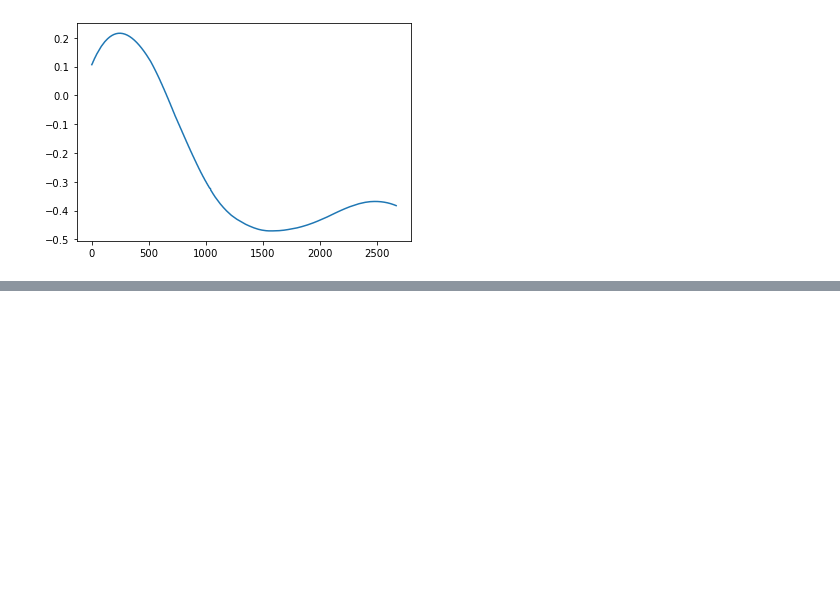
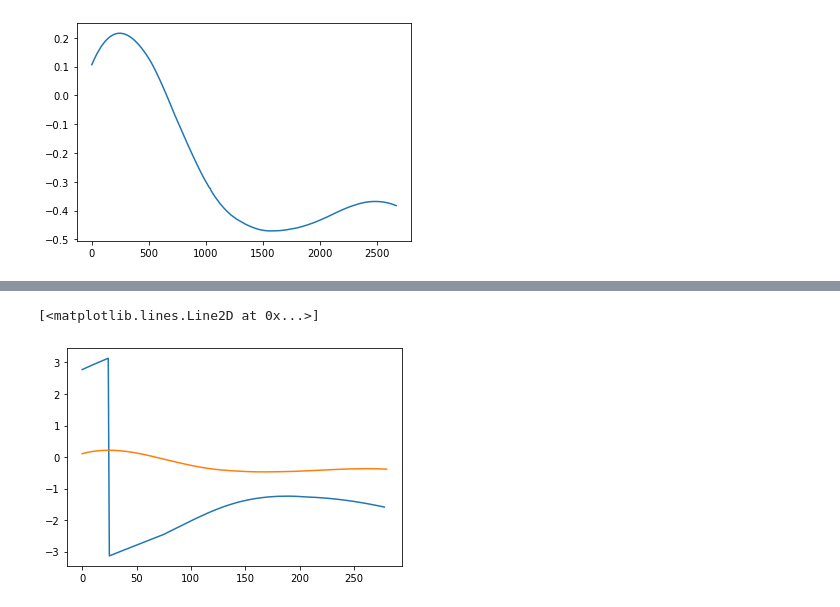
Before and after one commit to fadamsyah/final-project, a Jupyter notebook: pkg_ta/scripts/waypoints/generate_waypoints.ipynb, the cells around one changed output, grey strips where cells are left out. Drawn from its saved outputs; the diff is of its cells as text; code cells hidden in the pictures; blank space fills up the shorter version.

```diff
--- a/pkg_ta/scripts/waypoints/generate_waypoints.ipynb
+++ b/pkg_ta/scripts/waypoints/generate_waypoints.ipynb
@@ -279,0 +297,11 @@ plt.plot(wp_interp[:,2])
+# %%
+# Cek yaw dari IMU dan dari dy dx
+dwpx = wp_x_f[2:] - wp_x_f[:-2]
+dwpy = wp_y_f[2:] - wp_y_f[:-2]
+temp = np.arctan2(dwpy, dwpx)
+plt.plot(temp)
+plt.plot(wp_yaw_f)
+#plt.plot(wrap_angle(-wp_yaw_f+temp[0]+wp_yaw_f[0]))
+# %% [output]
+[<matplotlib.lines.Line2D at 0x...>]
+[figure, added]
```
Also changed, not shown: parts of 6 cells of this notebook, 1 other file.
